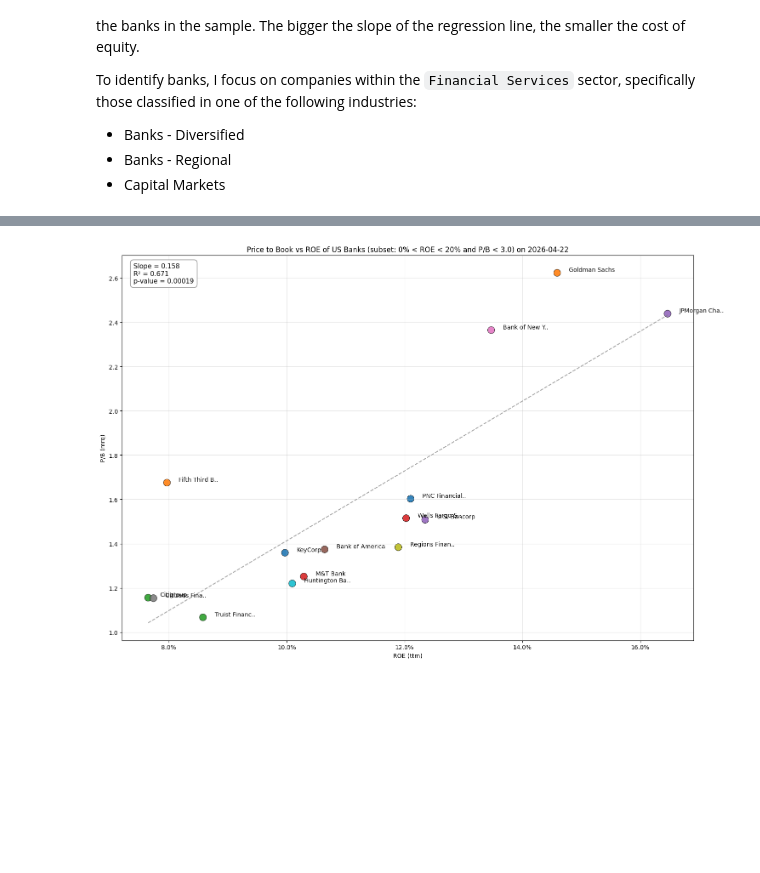
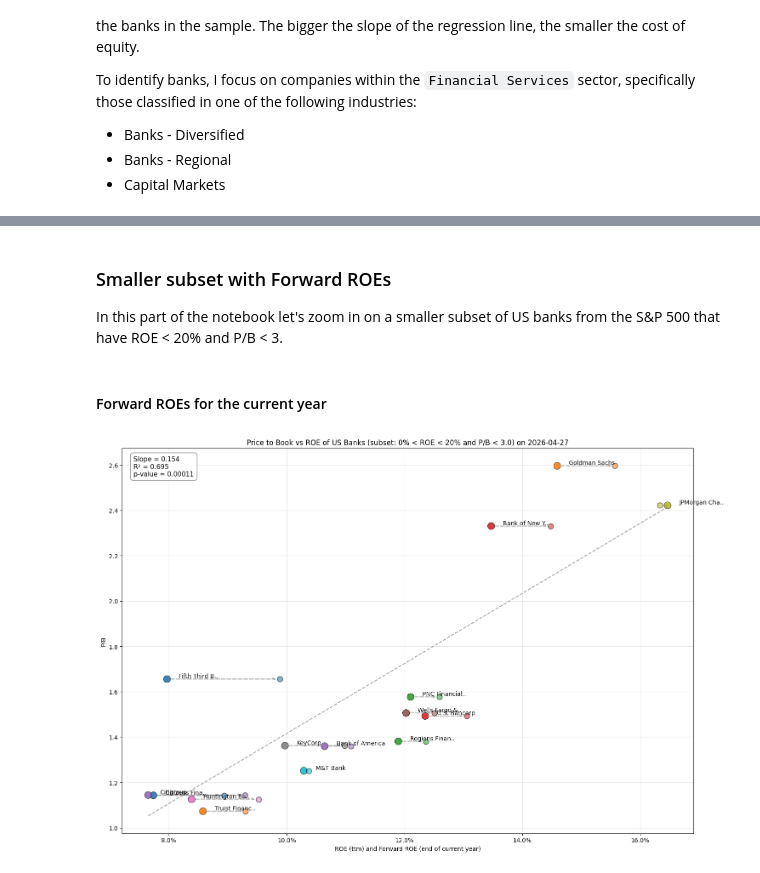
Before and after one commit to ilchen/US_Economic_Data_Analysis, a Jupyter notebook: Stock_Market_FA.ipynb, the cells around one changed output, grey strips where cells are left out. Saved outputs shown, nothing was run; the diff lists cells and outputs as text; code cells hidden in the pictures; blank space fills up the shorter version.

Commit message:
Extended and improved analysis and visualizations

```diff
--- a/Stock_Market_FA.ipynb
+++ b/Stock_Market_FA.ipynb
@@ -469,15 +518,20 @@ When calculating cost of equity based on their beta to the market it becomes 9.2
+# %% [markdown]
+### Smaller subset with Forward ROEs
+In this part of the notebook let's zoom in on a smaller subset of US banks from the S&P 500 that have ROE < 20% and P/B < 3.
+# %% [markdown]
+#### Forward ROEs for the current year
 # %%
 # Define the subset to zoom into
 roe_cutoff = (0, .2)
 pb_cutoff = 3.
 
 # Reusing linear regression data from the whole set of banks
 # roe_pb_subset, _, _, _, _ = display_roe_pb(roe_pb, roe_cutoff, pb_cutoff, (slope, intercept, rvalue, pvalue))
 
 # Uncomment if you want to recalculate linear regression for the subset
-roe_pb_subset, slope, intercept, rvalue, pvalue = display_roe_pb(roe_pb, roe_cutoff, pb_cutoff)
+roe_pb_subset, slope, intercept, rvalue, pvalue = display_roe_pb(roe_pb, roe_cutoff, pb_cutoff, show_forward_roe=True)
 # %% [output]
-[figure, old version]
+[figure, new version]
 # %%
 print_cost_of_equity(roe_pb_subset, slope, g)
 # %% [output]
```
Also changed, not shown: parts of 22 cells of this notebook, 1 other file.
